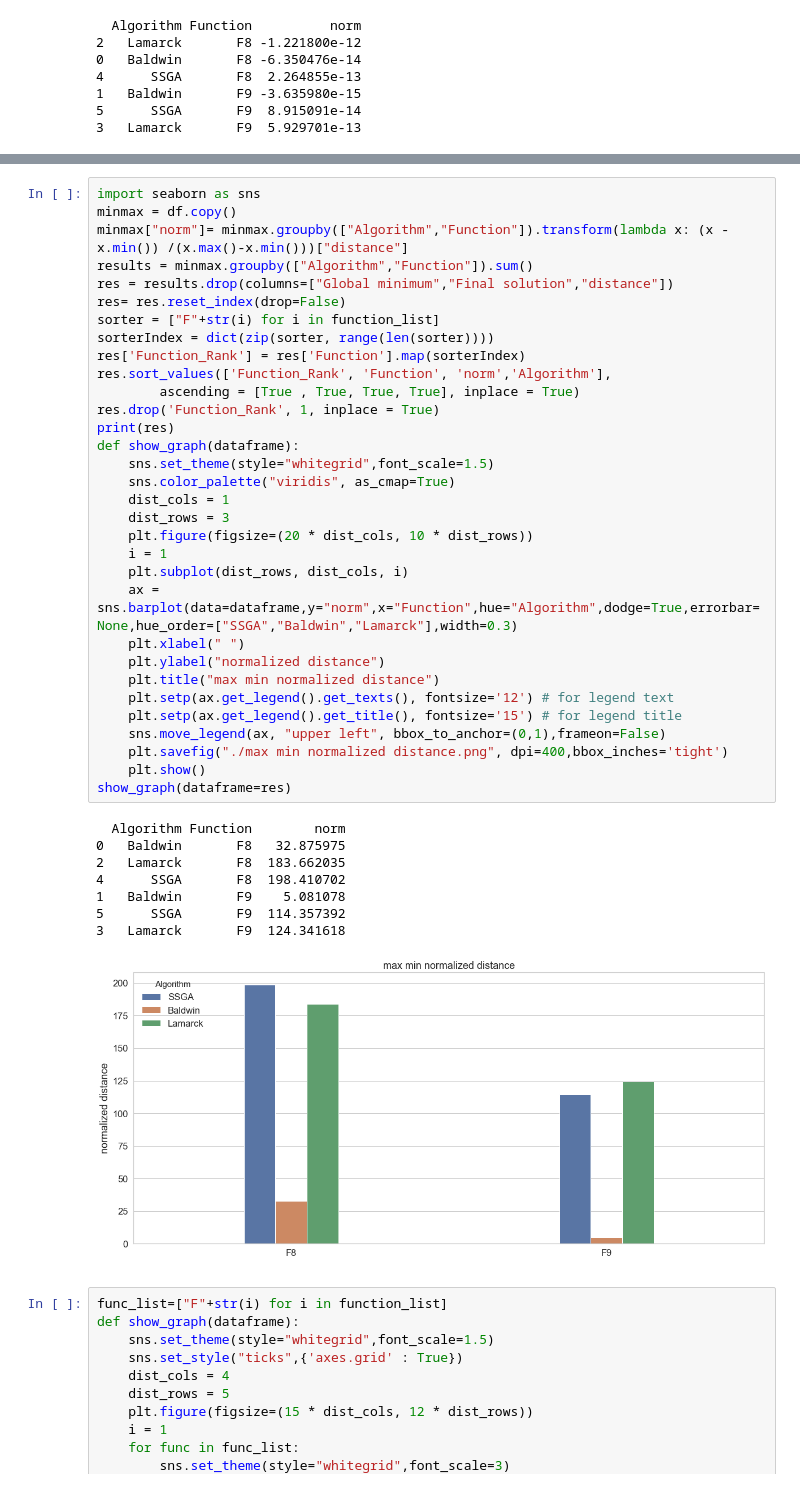
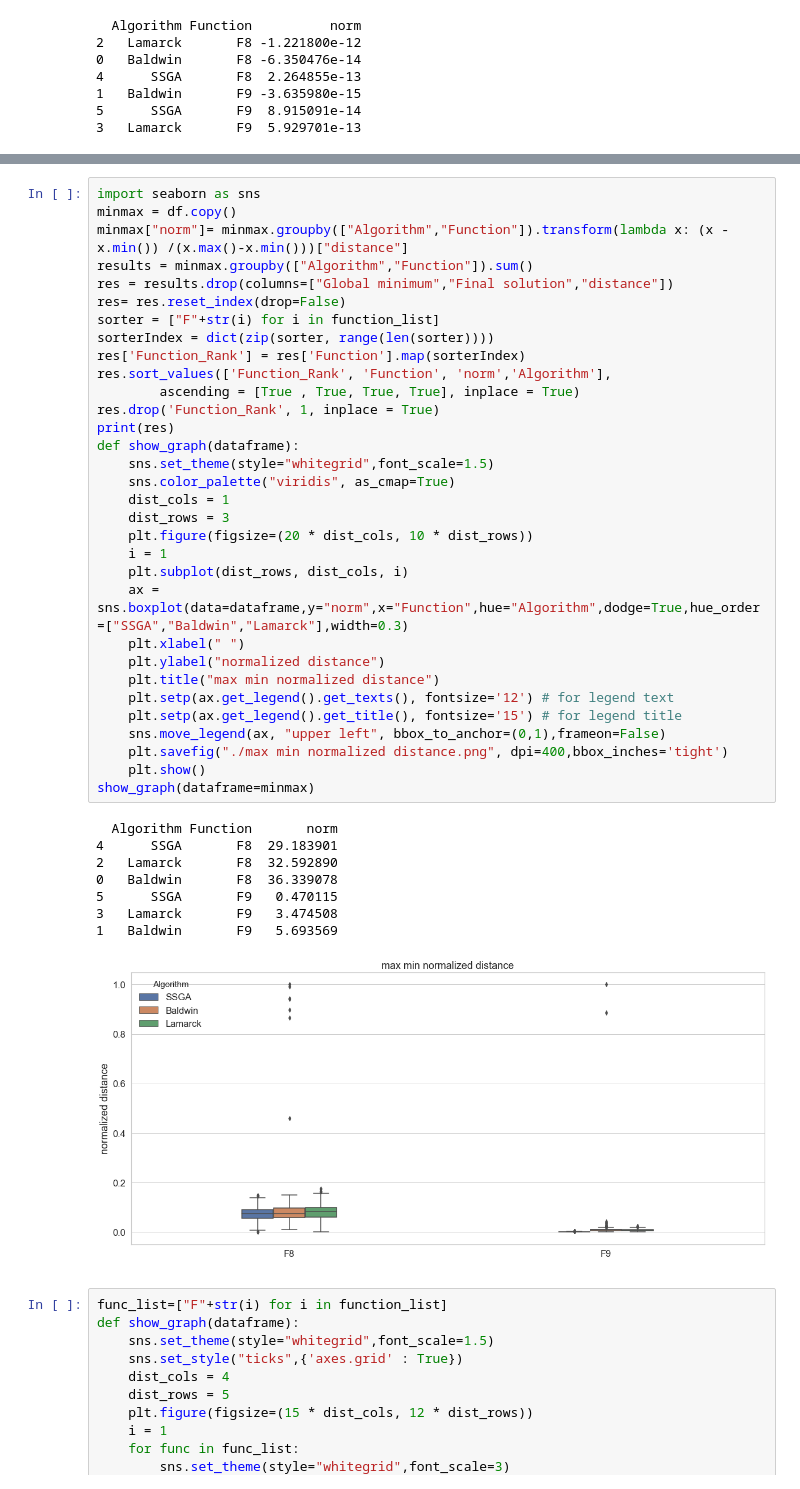
Before and after one commit to JIAOJIAOMEI/Evolution_algorithm, a Jupyter notebook: budget analysis/89/plots/distance.ipynb, the cells around one changed output, grey strips where cells are left out. Saved outputs shown, nothing was run; the diff lists cells and outputs as text.

```diff
--- a/budget analysis/89/plots/distance.ipynb
+++ b/budget analysis/89/plots/distance.ipynb
@@ -175,43 +175,43 @@ show_graph(dataframe=res)
 import seaborn as sns
 minmax = df.copy()
 minmax["norm"]= minmax.groupby(["Algorithm","Function"]).transform(lambda x: (x - x.min()) /(x.max()-x.min()))["distance"]
 results = minmax.groupby(["Algorithm","Function"]).sum()
 res = results.drop(columns=["Global minimum","Final solution","distance"])
 res= res.reset_index(drop=False)
 sorter = ["F"+str(i) for i in function_list]
 sorterIndex = dict(zip(sorter, range(len(sorter))))
 res['Function_Rank'] = res['Function'].map(sorterIndex)
 res.sort_values(['Function_Rank', 'Function', 'norm','Algorithm'],
         ascending = [True , True, True, True], inplace = True)
 res.drop('Function_Rank', 1, inplace = True)
 print(res)
 def show_graph(dataframe):
     sns.set_theme(style="whitegrid",font_scale=1.5)
     sns.color_palette("viridis", as_cmap=True)
     dist_cols = 1
     dist_rows = 3
     plt.figure(figsize=(20 * dist_cols, 10 * dist_rows))
     i = 1
     plt.subplot(dist_rows, dist_cols, i)
-    ax = sns.barplot(data=dataframe,y="norm",x="Function",hue="Algorithm",dodge=True,errorbar=None,hue_order=["SSGA","Baldwin","Lamarck"],width=0.3)
+    ax = sns.boxplot(data=dataframe,y="norm",x="Function",hue="Algorithm",dodge=True,hue_order=["SSGA","Baldwin","Lamarck"],width=0.3)
     plt.xlabel(" ")
     plt.ylabel("normalized distance")
     plt.title("max min normalized distance")
     plt.setp(ax.get_legend().get_texts(), fontsize='12') # for legend text
     plt.setp(ax.get_legend().get_title(), fontsize='15') # for legend title
     sns.move_legend(ax, "upper left", bbox_to_anchor=(0,1),frameon=False)
     plt.savefig("./max min normalized distance.png", dpi=400,bbox_inches='tight')
     plt.show()
-show_graph(dataframe=res)
+show_graph(dataframe=minmax)
 # %% [output]
-  Algorithm Function        norm
-0   Baldwin       F8   32.875975
-2   Lamarck       F8  183.662035
-4      SSGA       F8  198.410702
-1   Baldwin       F9    5.081078
-5      SSGA       F9  114.357392
-3   Lamarck       F9  124.341618
+  Algorithm Function       norm
+4      SSGA       F8  29.183901
+2   Lamarck       F8  32.592890
+0   Baldwin       F8  36.339078
+5      SSGA       F9   0.470115
+3   Lamarck       F9   3.474508
+1   Baldwin       F9   5.693569
-[figure, old version]
+[figure, new version]
 # %%
 func_list=["F"+str(i) for i in function_list]
 def show_graph(dataframe):
```
Also changed, not shown: parts of 1 cell of this notebook, 9 other files.
